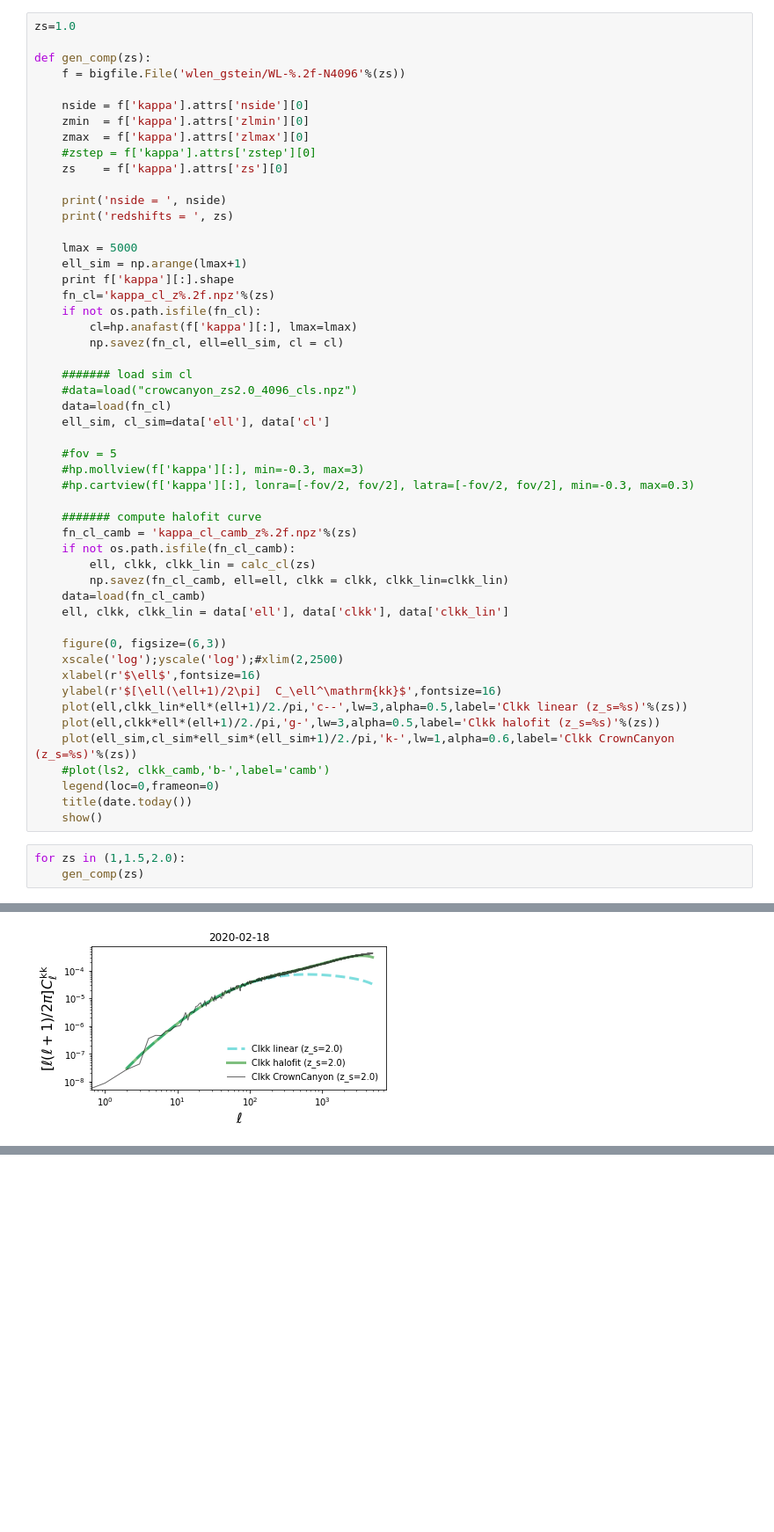
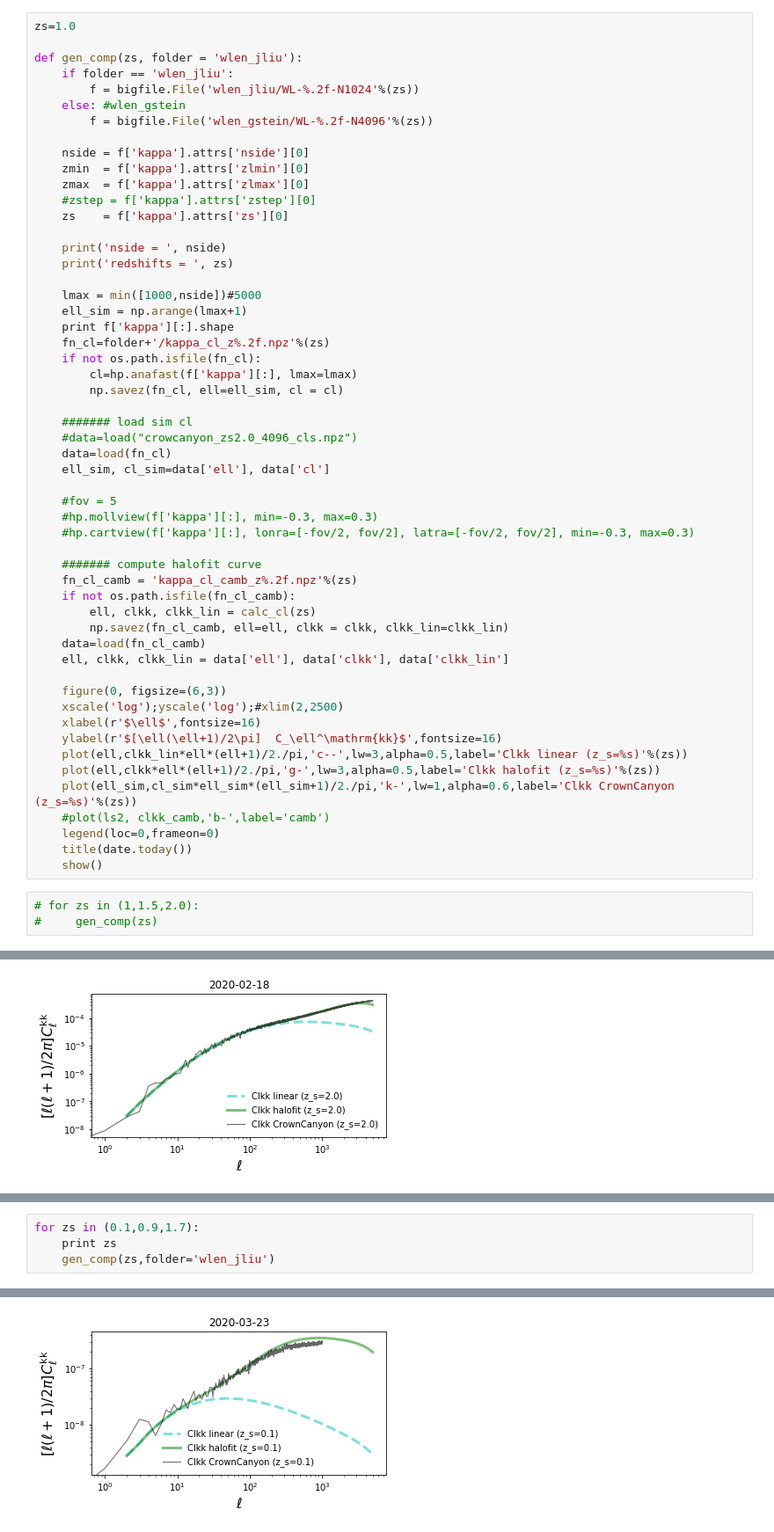
Before and after one commit to liuxx479/CorrelatedSims, a Jupyter notebook: hack_crowncanyon_kappa.ipynb, the cells around one changed output, grey strips where cells are left out. Shown at 88% size. Saved outputs shown, nothing was run; the diff lists cells and outputs as text; blank space fills up the shorter version.

```diff
--- a/hack_crowncanyon_kappa.ipynb
+++ b/hack_crowncanyon_kappa.ipynb
@@ -94,8 +94,11 @@ def calc_cl(z_s):
 # %%
 zs=1.0
 
-def gen_comp(zs):
-    f = bigfile.File('wlen_gstein/WL-%.2f-N4096'%(zs))
+def gen_comp(zs, folder = 'wlen_jliu'):
+    if folder == 'wlen_jliu':
+        f = bigfile.File('wlen_jliu/WL-%.2f-N1024'%(zs))
+    else: #wlen_gstein
+        f = bigfile.File('wlen_gstein/WL-%.2f-N4096'%(zs))
 
     nside = f['kappa'].attrs['nside'][0]
     zmin  = f['kappa'].attrs['zlmin'][0]
@@ -106,10 +109,10 @@ def gen_comp(zs):
     print('nside = ', nside)
     print('redshifts = ', zs)
 
-    lmax = 5000
+    lmax = min([1000,nside])#5000
     ell_sim = np.arange(lmax+1)
     print f['kappa'][:].shape
-    fn_cl='kappa_cl_z%.2f.npz'%(zs)
+    fn_cl=folder+'/kappa_cl_z%.2f.npz'%(zs)
     if not os.path.isfile(fn_cl):
         cl=hp.anafast(f['kappa'][:], lmax=lmax)
         np.savez(fn_cl, ell=ell_sim, cl = cl)
@@ -120,7 +123,7 @@ def gen_comp(zs):
     ell_sim, cl_sim=data['ell'], data['cl']
 
     #fov = 5
-    #hp.mollview(f['kappa'][:], min=-0.3, max=3)
+    #hp.mollview(f['kappa'][:], min=-0.3, max=0.3)
     #hp.cartview(f['kappa'][:], lonra=[-fov/2, fov/2], latra=[-fov/2, fov/2], min=-0.3, max=0.3)
 
     ####### compute halofit curve
@@ -143,8 +146,8 @@ def gen_comp(zs):
     title(date.today())
     show()
 # %%
-for zs in (1,1.5,2.0):
-    gen_comp(zs)
+# for zs in (1,1.5,2.0):
+#     gen_comp(zs)
 # %% [output]
 ('nside = ', 4096)
 ('redshifts = ', 1.0)
@@ -160,0 +168,5 @@ for zs in (1,1.5,2.0):
+# %%
+for zs in (0.1,0.9,1.7):
+    print zs
+    gen_comp(zs,folder='wlen_jliu')
+# %% [output]
@@ -160,0 +178 @@ for zs in (1,1.5,2.0):
+[figure, added]
```
Also changed, not shown: parts of 2 cells of this notebook.
